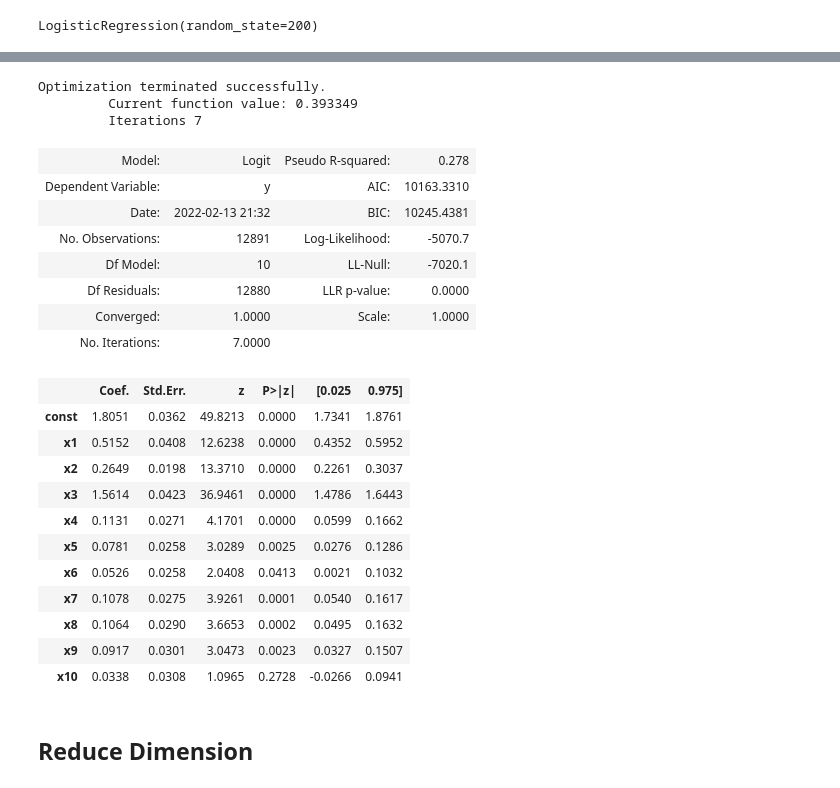
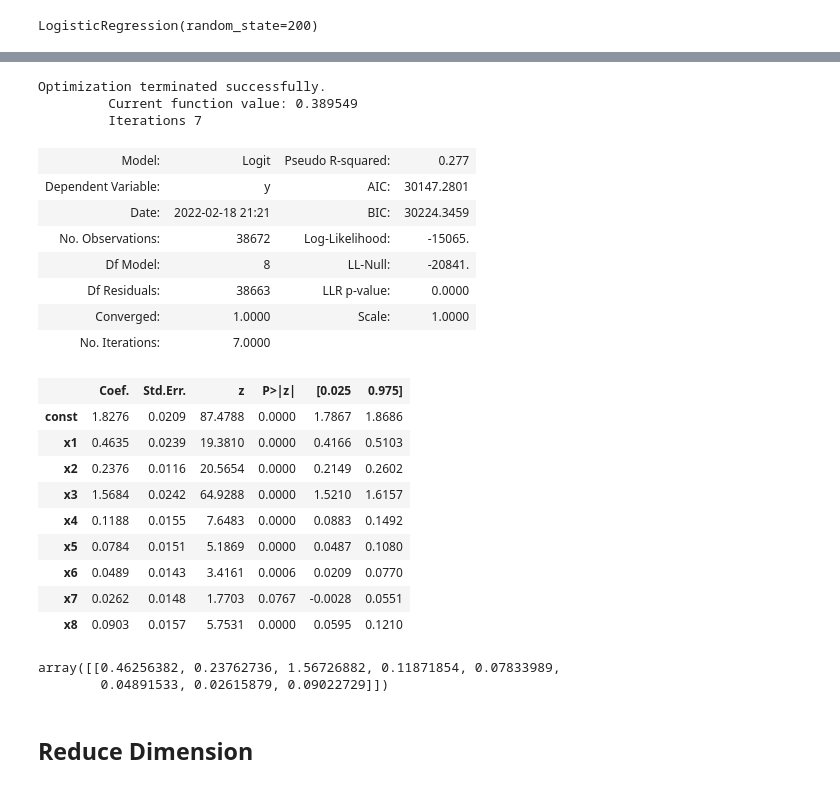
Before and after one commit to unafoca/udacity_ds_capstone, a Jupyter notebook: Starbucks_Capstone_notebook.ipynb, the cells around one changed output, grey strips where cells are left out. Drawn from its saved outputs; the diff is of its cells as text; code cells hidden in the pictures.

```diff
--- a/Starbucks_Capstone_notebook.ipynb
+++ b/Starbucks_Capstone_notebook.ipynb
@@ -439,7 +440,8 @@ profile_copy = profile.dropna().copy()
 # though its a ordinal value field, we'll treat it as regular categorical field
 
 tenure_bins = np.array([20130101, 20151231, 20161231, 20171231, 20181231])
-profile_copy['tenure_bins'] = pd.cut(profile_copy.became_member_on, tenure_bins, labels = ['join_13_15', 'join_16', 'join_17', 'join_18'])
+tenure_label = [5,4,3,2]
+profile_copy['tenure_bins'] = pd.cut(profile_copy.became_member_on, tenure_bins, labels = tenure_label)
 # %%
 profile_copy.head()
 # %% [output]
@@ -461,7 +463,7 @@ Name: tenure_bins, dtype: int64
 # handle categorical values
 
 profile_copy = pd.concat([profile_copy, pd.get_dummies(profile_copy.gender, prefix='gen')], axis = 1).drop(['age', 'became_member_on', 'gender', 'gen_M'], axis = 1)
-profile_copy = pd.concat([profile_copy, pd.get_dummies(profile_copy.tenure_bins, prefix='ten')], axis = 1).drop(['tenure_bins', 'ten_join_18'], axis = 1)
+# profile_copy = pd.concat([profile_copy, pd.get_dummies(profile_copy.tenure_bins, prefix='ten')], axis = 1).drop(['tenure_bins', 'ten_join_18'], axis = 1)
 # %%
 profile_copy.head()
 # %% [output]
@@ -565,35 +570,38 @@ Feature: 9, Score: 0.02473
 # %%
 # for better feature selection, we need other metrics like p-value in statsmodels, which is not available in sklearn
 import statsmodels.api as sm
 import statsmodels.formula.api as smf
 
-model = sm.Logit(y_test, sm.add_constant(X_test))
+model = sm.Logit(y_train, sm.add_constant(X_train))
 results = model.fit()
 results.summary2()
 # %% [output]
 Optimization terminated successfully.
-         Current function value: 0.393349
+         Current function value: 0.389549
          Iterations 7
-| Model: | Logit | Pseudo R-squared: | 0.278 |
-| Dependent Variable: | y | AIC: | 10163.3310 |
-| Date: | 2022-02-13 21:32 | BIC: | 10245.4381 |
-| No. Observations: | 12891 | Log-Likelihood: | -5070.7 |
-| Df Model: | 10 | LL-Null: | -7020.1 |
-| Df Residuals: | 12880 | LLR p-value: | 0.0000 |
+| Model: | Logit | Pseudo R-squared: | 0.277 |
+| Dependent Variable: | y | AIC: | 30147.2801 |
+| Date: | 2022-02-18 21:21 | BIC: | 30224.3459 |
+| No. Observations: | 38672 | Log-Likelihood: | -15065. |
+| Df Model: | 8 | LL-Null: | -20841. |
+| Df Residuals: | 38663 | LLR p-value: | 0.0000 |
 | Converged: | 1.0000 | Scale: | 1.0000 |
 | No. Iterations: | 7.0000 |  |  |
 |  | Coef. | Std.Err. | z | P>|z| | [0.025 | 0.975] |
-| const | 1.8051 | 0.0362 | 49.8213 | 0.0000 | 1.7341 | 1.8761 |
-| x1 | 0.5152 | 0.0408 | 12.6238 | 0.0000 | 0.4352 | 0.5952 |
-| x2 | 0.2649 | 0.0198 | 13.3710 | 0.0000 | 0.2261 | 0.3037 |
-| x3 | 1.5614 | 0.0423 | 36.9461 | 0.0000 | 1.4786 | 1.6443 |
-| x4 | 0.1131 | 0.0271 | 4.1701 | 0.0000 | 0.0599 | 0.1662 |
-| x5 | 0.0781 | 0.0258 | 3.0289 | 0.0025 | 0.0276 | 0.1286 |
-| x6 | 0.0526 | 0.0258 | 2.0408 | 0.0413 | 0.0021 | 0.1032 |
-| x7 | 0.1078 | 0.0275 | 3.9261 | 0.0001 | 0.0540 | 0.1617 |
-| x8 | 0.1064 | 0.0290 | 3.6653 | 0.0002 | 0.0495 | 0.1632 |
-| x9 | 0.0917 | 0.0301 | 3.0473 | 0.0023 | 0.0327 | 0.1507 |
-| x10 | 0.0338 | 0.0308 | 1.0965 | 0.2728 | -0.0266 | 0.0941 |
+| const | 1.8276 | 0.0209 | 87.4788 | 0.0000 | 1.7867 | 1.8686 |
+| x1 | 0.4635 | 0.0239 | 19.3810 | 0.0000 | 0.4166 | 0.5103 |
+| x2 | 0.2376 | 0.0116 | 20.5654 | 0.0000 | 0.2149 | 0.2602 |
+| x3 | 1.5684 | 0.0242 | 64.9288 | 0.0000 | 1.5210 | 1.6157 |
+| x4 | 0.1188 | 0.0155 | 7.6483 | 0.0000 | 0.0883 | 0.1492 |
+| x5 | 0.0784 | 0.0151 | 5.1869 | 0.0000 | 0.0487 | 0.1080 |
+| x6 | 0.0489 | 0.0143 | 3.4161 | 0.0006 | 0.0209 | 0.0770 |
+| x7 | 0.0262 | 0.0148 | 1.7703 | 0.0767 | -0.0028 | 0.0551 |
+| x8 | 0.0903 | 0.0157 | 5.7531 | 0.0000 | 0.0595 | 0.1210 |
+# %%
+classifier.coef_
+# %% [output]
+array([[0.46256382, 0.23762736, 1.56726882, 0.11871854, 0.07833989,
+        0.04891533, 0.02615879, 0.09022729]])
 # %% [markdown]
 ## Reduce Dimension
 # %%
```
Also changed, not shown: parts of 88 cells of this notebook.
